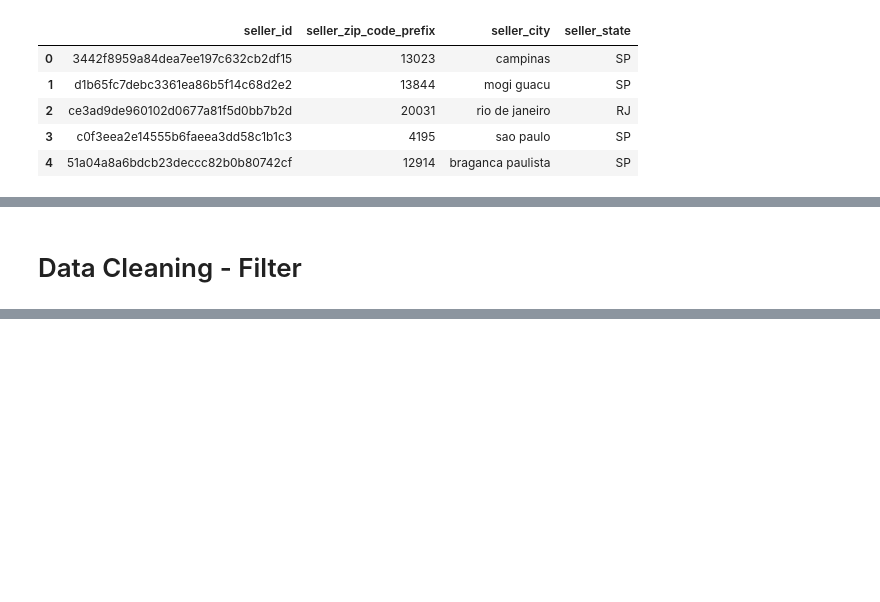
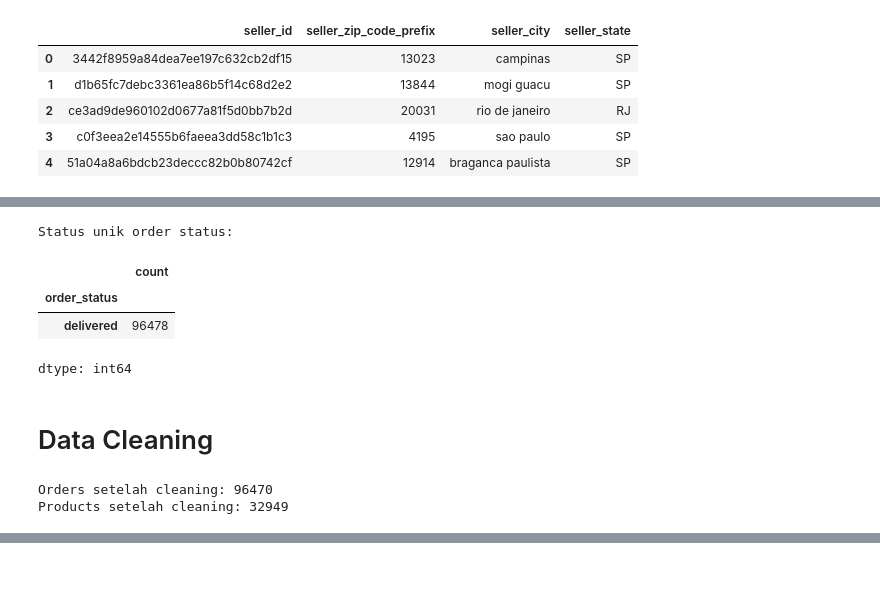
Before and after one commit to aurllyc/aurllyc-UAS-Data-Mining, a Jupyter notebook: UAS_Aurellia_Nur_Fitria_23_11_5894_311_23S1IF_BigData5_BIG_DATA_&_DATA_MINING.ipynb, the cells around one changed output, grey strips where cells are left out. Saved outputs shown, nothing was run; the diff lists cells and outputs as text; code cells hidden in the pictures; blank space fills up the shorter version.

```diff
--- a/UAS_Aurellia_Nur_Fitria_23_11_5894_311_23S1IF_BigData5_BIG_DATA_&_DATA_MINING.ipynb
+++ b/UAS_Aurellia_Nur_Fitria_23_11_5894_311_23S1IF_BigData5_BIG_DATA_&_DATA_MINING.ipynb
@@ -199,5 +244,24 @@ memory usage: 96.8+ KB
+# %%
+print("Status unik order status:")
+orders['order_status'].value_counts()
+# %% [output]
+Status unik order status:
+|  | count |
+| order_status |  |
+| delivered | 96478 |
+dtype: int64
 # %% [markdown]
-# Data Cleaning - Filter
+# Data Cleaning
 # %%
 # filter pada order_status yang 'delivered'
 orders = orders[orders['order_status'] == 'delivered'].copy()
+# %%
+# Hapus data yang kosong (Missing Value)
+orders.dropna(subset=['order_delivered_customer_date', 'order_estimated_delivery_date'], inplace=True)
+products.dropna(subset=['product_width_cm'], inplace=True)
+
+print(f"Orders setelah cleaning: {orders.shape[0]}")
+print(f"Products setelah cleaning: {products.shape[0]}")
+# %% [output]
+Orders setelah cleaning: 96470
+Products setelah cleaning: 32949
```
Also changed, not shown: parts of 5 cells of this notebook.
